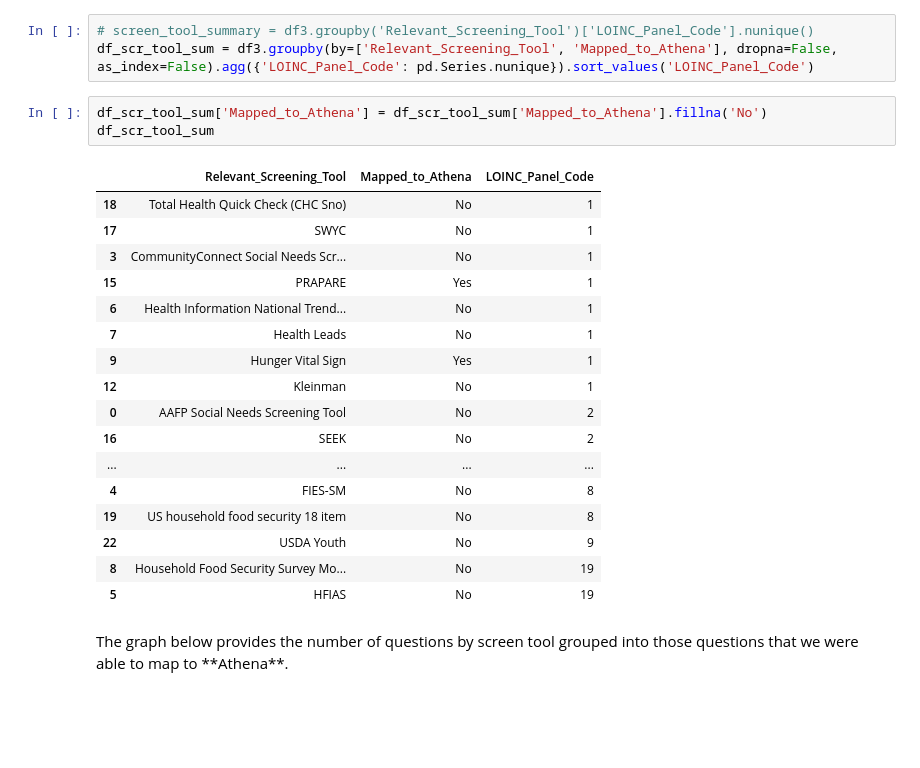
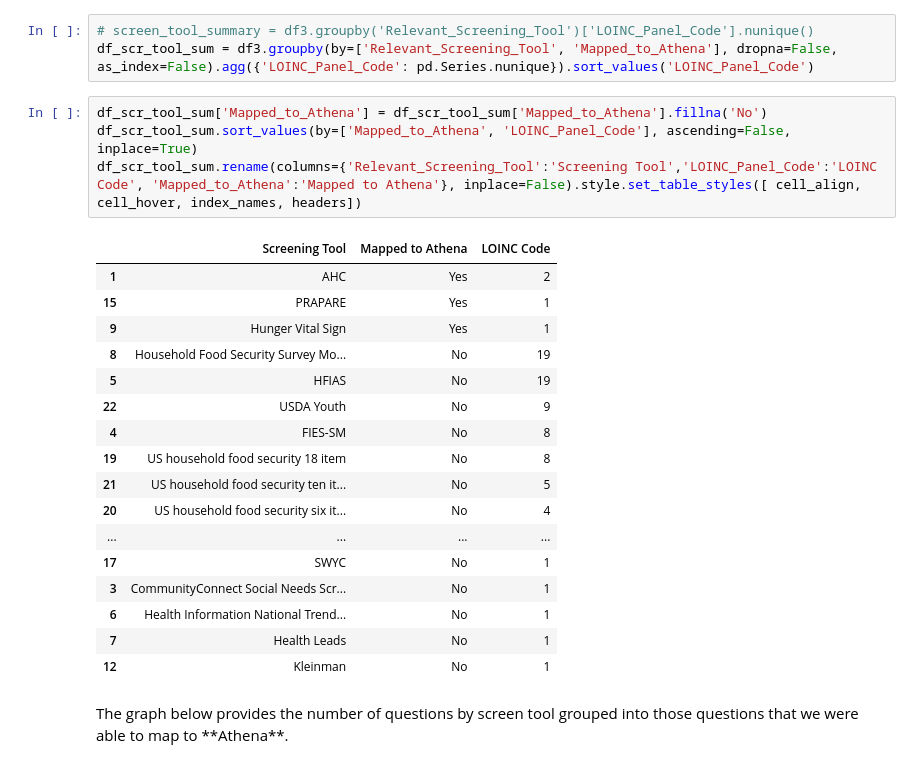
Before and after one commit to adambouras/OHDSI-Symposium-Submission, a Jupyter notebook: OHDSI_Submission_BERT_Similarity_Ranking.ipynb, the cells around one changed output. Drawn from its saved outputs; the diff is of its cells as text; blank space fills up the shorter version.

```diff
--- a/OHDSI_Submission_BERT_Similarity_Ranking.ipynb
+++ b/OHDSI_Submission_BERT_Similarity_Ranking.ipynb
@@ -120,27 +120,28 @@ df1.style.set_table_styles([ cell_align, cell_hover, index_names, headers])
 # %%
 # screen_tool_summary = df3.groupby('Relevant_Screening_Tool')['LOINC_Panel_Code'].nunique()
 df_scr_tool_sum = df3.groupby(by=['Relevant_Screening_Tool', 'Mapped_to_Athena'], dropna=False, as_index=False).agg({'LOINC_Panel_Code': pd.Series.nunique}).sort_values('LOINC_Panel_Code')
-# %%
-df_scr_tool_sum['Mapped_to_Athena'] = df_scr_tool_sum['Mapped_to_Athena'].fillna('No')
-df_scr_tool_sum
-# %% [output]
-|  | Relevant_Screening_Tool | Mapped_to_Athena | LOINC_Panel_Code |
-| 18 | Total Health Quick Check (CHC Sno) | No | 1 |
-| 17 | SWYC | No | 1 |
-| 3 | CommunityConnect Social Needs Scr... | No | 1 |
-| 15 | PRAPARE | Yes | 1 |
-| 6 | Health Information National Trend... | No | 1 |
-| 7 | Health Leads | No | 1 |
-| 9 | Hunger Vital Sign | Yes | 1 |
-| 12 | Kleinman | No | 1 |
-| 0 | AAFP Social Needs Screening Tool | No | 2 |
-| 16 | SEEK | No | 2 |
-| ... | ... | ... | ... |
-| 4 | FIES-SM | No | 8 |
-| 19 | US household food security 18 item | No | 8 |
-| 22 | USDA Youth | No | 9 |
-| 8 | Household Food Security Survey Mo... | No | 19 |
-| 5 | HFIAS | No | 19 |
+# %%
+df_scr_tool_sum['Mapped_to_Athena'] = df_scr_tool_sum['Mapped_to_Athena'].fillna('No')
+df_scr_tool_sum.sort_values(by=['Mapped_to_Athena', 'LOINC_Panel_Code'], ascending=False, inplace=True)
+df_scr_tool_sum.rename(columns={'Relevant_Screening_Tool':'Screening Tool','LOINC_Panel_Code':'LOINC Code', 'Mapped_to_Athena':'Mapped to Athena'}, inplace=False).style.set_table_styles([ cell_align, cell_hover, index_names, headers])
+# %% [output]
+|  | Screening Tool | Mapped to Athena | LOINC Code |
+| 1 | AHC | Yes | 2 |
+| 15 | PRAPARE | Yes | 1 |
+| 9 | Hunger Vital Sign | Yes | 1 |
+| 8 | Household Food Security Survey Mo... | No | 19 |
+| 5 | HFIAS | No | 19 |
+| 22 | USDA Youth | No | 9 |
+| 4 | FIES-SM | No | 8 |
+| 19 | US household food security 18 item | No | 8 |
+| 21 | US household food security ten it... | No | 5 |
+| 20 | US household food security six it... | No | 4 |
+| ... | ... | ... | ... |
+| 17 | SWYC | No | 1 |
+| 3 | CommunityConnect Social Needs Scr... | No | 1 |
+| 6 | Health Information National Trend... | No | 1 |
+| 7 | Health Leads | No | 1 |
+| 12 | Kleinman | No | 1 |
 # %% [markdown]
 <p>The graph below provides the number of questions by screen tool grouped into those questions that we were able to map to **Athena**.</p>
 # %%
```
Also changed, not shown: parts of 4 cells of this notebook.
